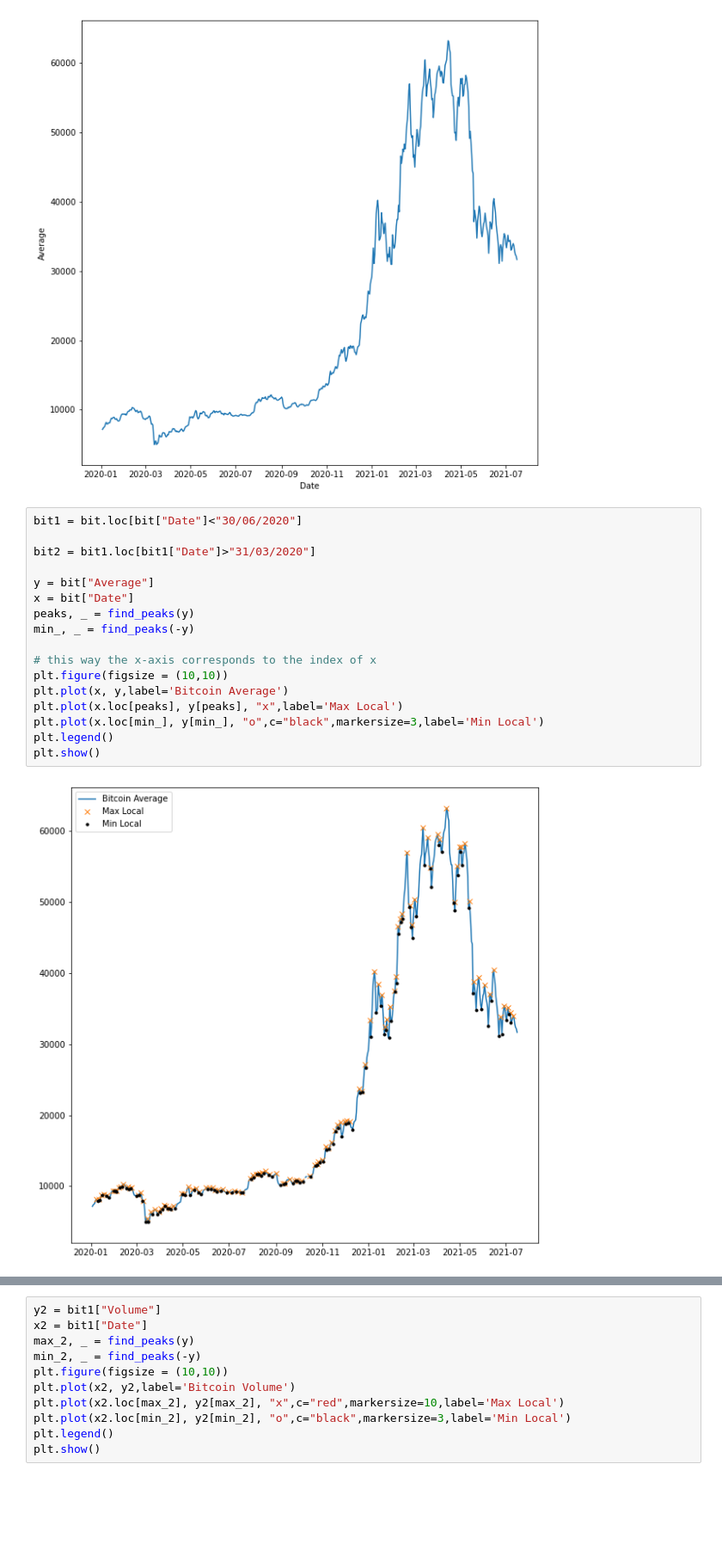
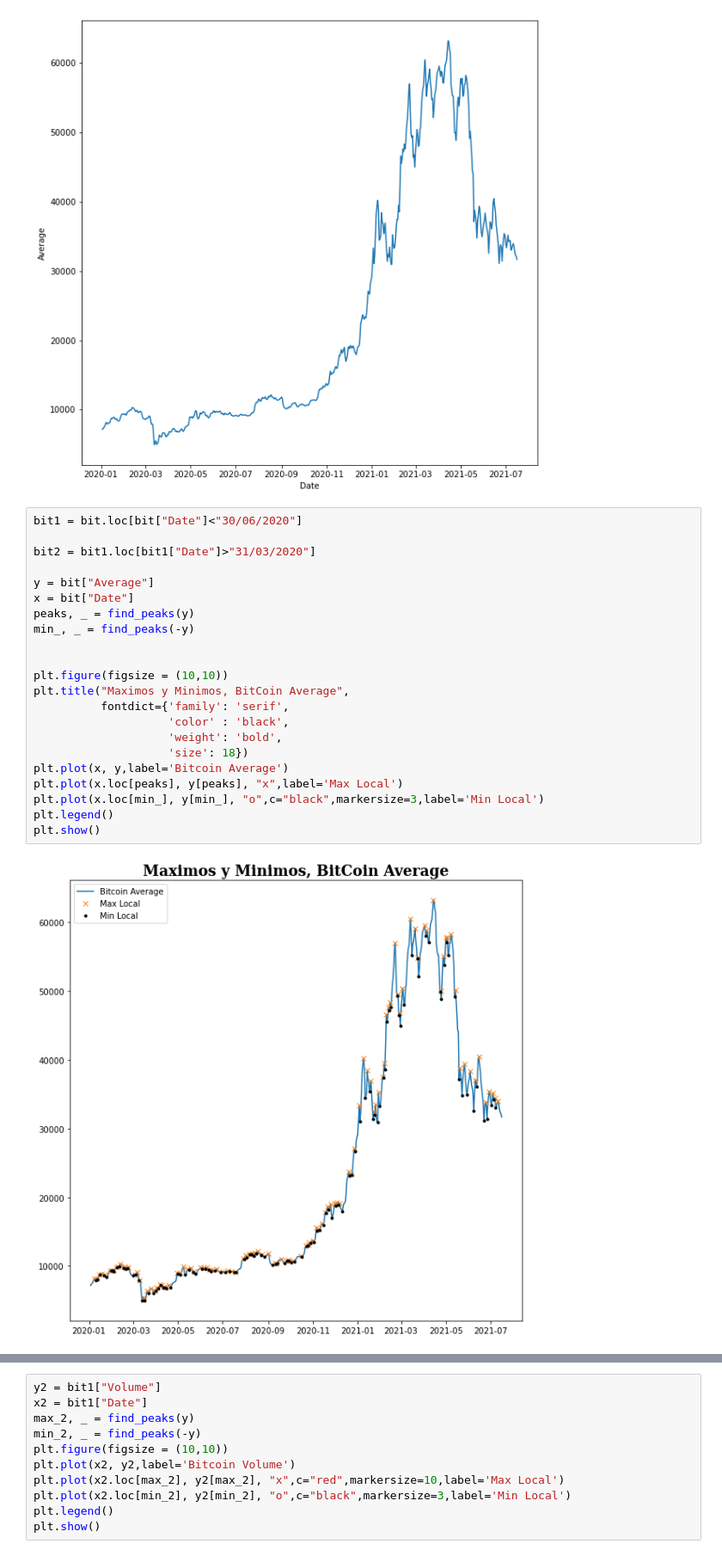
Before and after one commit to DavidLeonChang/CovidScience, a Jupyter notebook: proyecto-covid.ipynb, the cells around one changed output, grey strips where cells are left out. Shown at 86% size. Drawn from its saved outputs; the diff is of its cells as text; blank space fills up the shorter version.

```diff
--- a/proyecto-covid.ipynb
+++ b/proyecto-covid.ipynb
@@ -218,22 +291,27 @@ sns.lineplot(x = 'Date', y = 'Average',data = Bitcoin)
 # %%
 bit1 = bit.loc[bit["Date"]<"30/06/2020"]
 
 bit2 = bit1.loc[bit1["Date"]>"31/03/2020"]
 
 y = bit["Average"]
 x = bit["Date"]
 peaks, _ = find_peaks(y)
 min_, _ = find_peaks(-y)
 
-# this way the x-axis corresponds to the index of x
+
 plt.figure(figsize = (10,10))
+plt.title("Maximos y Minimos, BitCoin Average",
+          fontdict={'family': 'serif',
+                    'color' : 'black',
+                    'weight': 'bold',
+                    'size': 18})
 plt.plot(x, y,label='Bitcoin Average')
 plt.plot(x.loc[peaks], y[peaks], "x",label='Max Local')
 plt.plot(x.loc[min_], y[min_], "o",c="black",markersize=3,label='Min Local')
 plt.legend()
 plt.show()
 # %% [output]
-[figure, old version]
+[figure, new version]
 # %%
 bit1 = bit.loc[bit["Date"]<"30/06/2020"]
 y = bit1["Average"]
```
Also changed, not shown: parts of 36 cells of this notebook, 1 other file.
